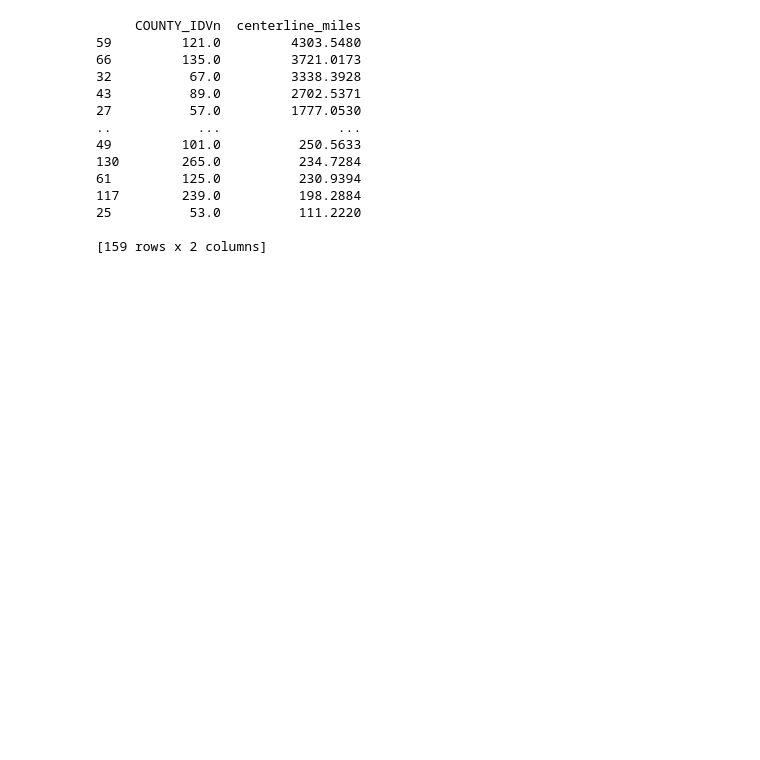
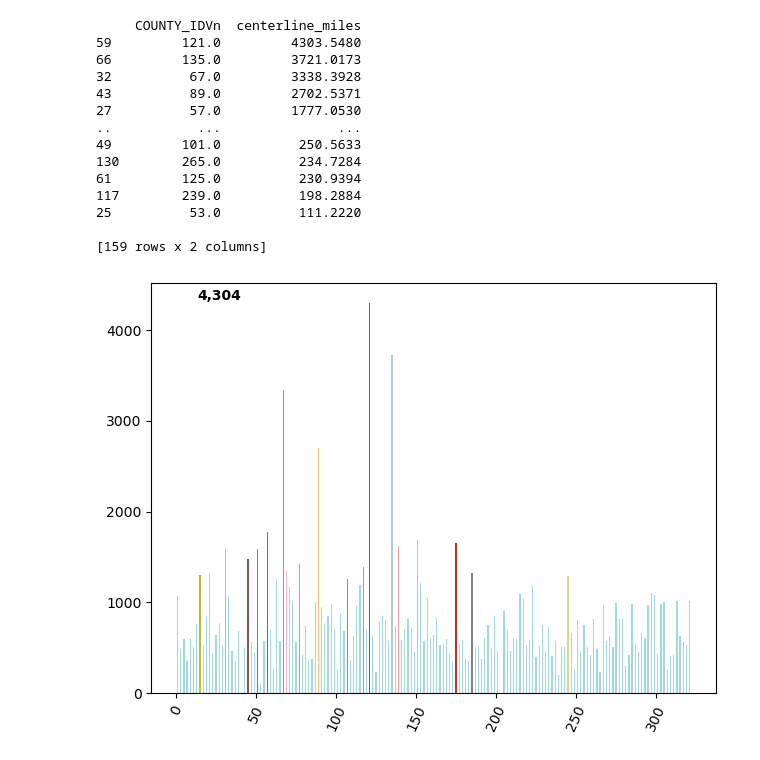
Before and after one commit to renu-matlib/Data-Analysis, a Jupyter notebook: GDOT_Road_Inventory_Analysis.ipynb, the cells around one changed output. Saved outputs shown, nothing was run; the diff lists cells and outputs as text; code cells hidden in the pictures; blank space fills up the shorter version.

```diff
--- a/GDOT_Road_Inventory_Analysis.ipynb
+++ b/GDOT_Road_Inventory_Analysis.ipynb
@@ -480,3 +501,23 @@ print(miles_by_county)
 25          53.0          111.2220
 
 [159 rows x 2 columns]
+# %%
+# Plot a bar for the county miles
+x = miles_by_county['COUNTY_IDVn']
+y = miles_by_county['centerline_miles']
+
+max_idx = y.idxmax()
+max_val = y.max()
+
+bars = plt.bar(x, y,color = plt.cm.tab20(range(len(y))))
+# Add text on top of max bar
+plt.text(bars[max_idx].get_x() + bars[max_idx].get_width()/2,
+         max_val,
+         f'{max_val:,.0f}',
+         ha='center', va='bottom', fontweight='bold')
+
+plt.xticks(rotation=65)
+plt.tight_layout()
+plt.show()
+# %% [output]
+[figure, added]
```
Also changed, not shown: parts of 5 cells of this notebook.
